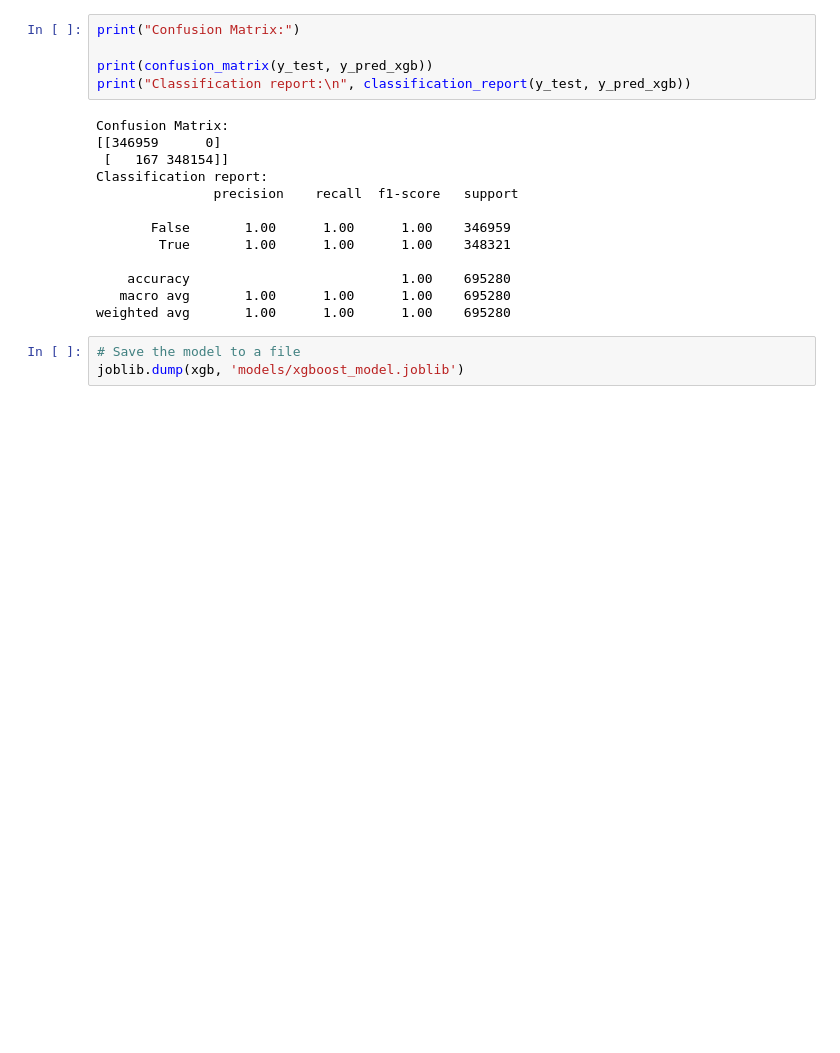
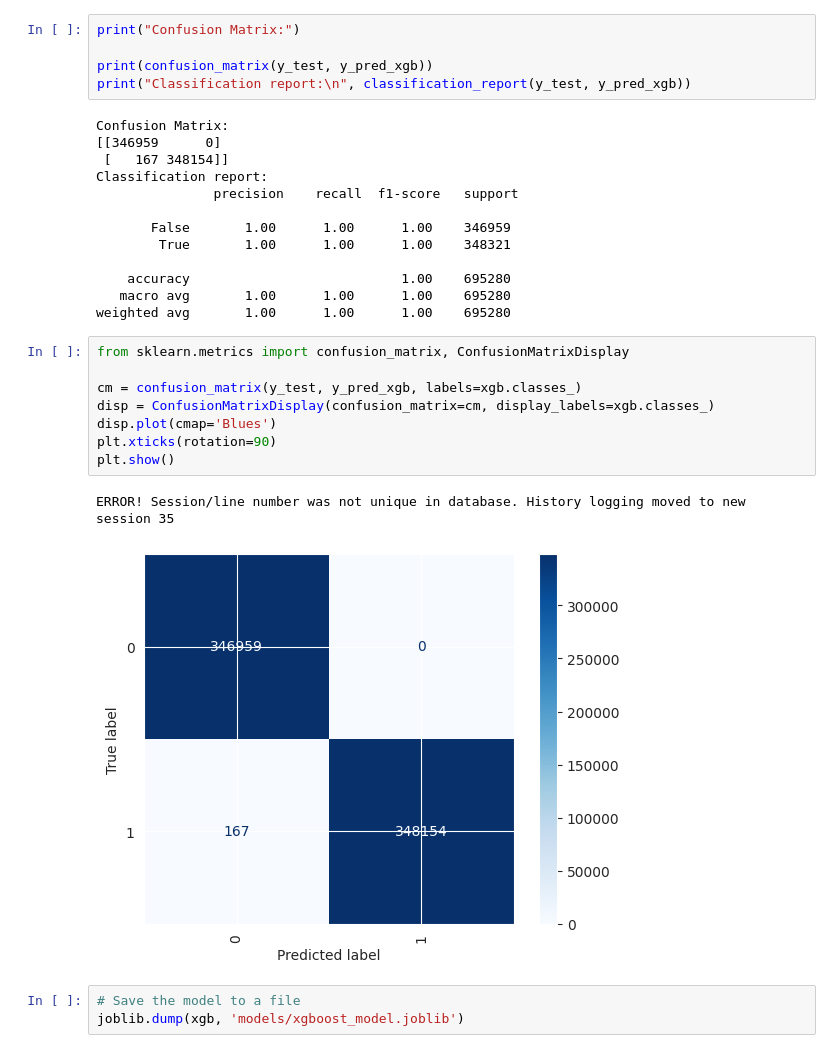
Before and after one commit to oscar066/Flight_delay_analysis, a Jupyter notebook: index.ipynb, the cells around one changed output. Cells and saved outputs as stored; diff of their text form; blank space fills up the shorter version.

```diff
--- a/index.ipynb
+++ b/index.ipynb
@@ -1062,6 +1084,17 @@ Classification report:
     accuracy                           1.00    695280
    macro avg       1.00      1.00      1.00    695280
 weighted avg       1.00      1.00      1.00    695280
+# %%
+from sklearn.metrics import confusion_matrix, ConfusionMatrixDisplay
+
+cm = confusion_matrix(y_test, y_pred_xgb, labels=xgb.classes_)
+disp = ConfusionMatrixDisplay(confusion_matrix=cm, display_labels=xgb.classes_)
+disp.plot(cmap='Blues')
+plt.xticks(rotation=90)
+plt.show()
+# %% [output]
+ERROR! Session/line number was not unique in database. History logging moved to new session 35
+[figure, added]
 # %%
 # Save the model to a file
 joblib.dump(xgb, 'models/xgboost_model.joblib')
```
Also changed, not shown: parts of 9 cells of this notebook, 1 other file.
